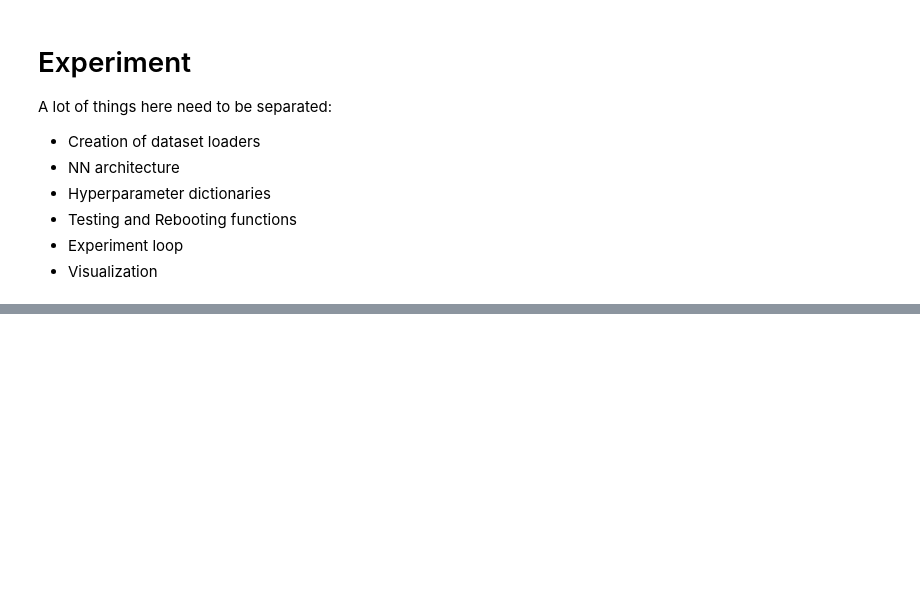
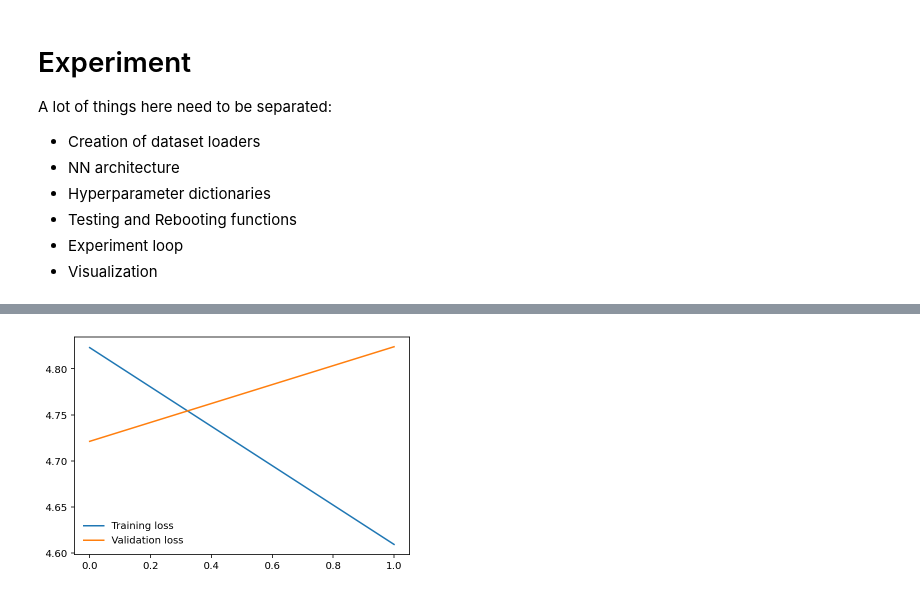
Before and after one commit to lumartin/cnn-dog-breed-classifier, a Jupyter notebook: experiments/experiments_framework_refactor.ipynb, the cells around one changed output, grey strips where cells are left out. Drawn from its saved outputs; the diff is of its cells as text; code cells hidden in the pictures; blank space fills up the shorter version.

```diff
--- a/experiments/experiments_framework_refactor.ipynb
+++ b/experiments/experiments_framework_refactor.ipynb
@@ -464,0 +76,98 @@ NameError: ignored
+# %%
+#%%capture cap --no-stderr
+
+%matplotlib inline
+%config InlineBackend.figure_format = 'retina'
+
+import os
+import torch
+from torchvision import datasets
+import torch.optim as optim
+from PIL import ImageFile
+import matplotlib.pyplot as plt
+import datetime
+
+ImageFile.LOAD_TRUNCATED_IMAGES = True
+
+train_path = project_path + 'dog_images/train'
+validation_path = project_path +'dog_images/valid'
+test_path = project_path +'dog_images/test'
+
+default_transformations = default_transformation()
+training_transformations = mixed_transformation(ImgAugTransform(augmentationList))
+
+datasets_scratch, loaders_scratch = build_datasets(train_path,
+                                        validation_path,
+                                        test_path,
+                                        default_transformations,
+                                        training_transformations)
+
+model_scratch = resnet18()
+print (model_scratch)
+
+use_cuda = torch.cuda.is_available()
+if use_cuda:
+    model_scratch.cuda()
+
+learning_rates = [
+                 #0.001
+                 0.0015,
+                 #0.0025,
+                 #0.0035
+
+                 ]
+
+optimizers = [
+                #optim.Adagrad,
+                optim.Adam
+            ]
+
+gpu_info = !nvidia-smi
+gpu_info = '\n'.join(gpu_info)
+if gpu_info.find('failed') >= 0:
+  print('Select the Runtime → "Change runtime type" menu to enable a GPU accelerator, ')
+  print('and then re-execute this cell.')
+else:
+  print(gpu_info)
+
+
+
+current_optimizer = ''
+model_scratch = resnet18()
+criterion_scratch = ''
+for optimizer in optimizers:
+    for lr in learning_rates:
+        loaders_scratch, model_scratch, criterion_scratch = reboot(datasets_scratch,
+                                                                   loaders_scratch,
+                                                                   model_scratch,
+                                                                   criterion_scratch,
+                                                                   resnet18())
+        del current_optimizer
+        current_optimizer = optimizer(model_scratch.parameters(), lr)
+
+        print(current_optimizer)
+        model, train_losses, valid_losses, time_spent = train(2, loaders_scratch,
+                                                              model_scratch,
+                                                              current_optimizer,
+                                                              criterion_scratch,
+                                                              use_cuda,
+                                                              model_file + '_lr_' + str(lr) + '.pt',
+                                                              verbose=True)
+
+        print("time spent: ", str(datetime.timedelta(seconds=time_spent)))
+
+        min_train_loss = float(min(train_losses))
+        min_valid_loss = float(min(valid_losses))
+
+        print("Minimum trainig loss: ", min_train_loss)
+        print("Minimum validation loss: ", min_valid_loss)
+
+        plt.plot(train_losses, label='Training loss')
+        plt.plot(valid_losses, label='Validation loss')
+
+        plt.legend(frameon=False)
+        plt.show()
+
+        model_scratch.load_state_dict(torch.load(model_file + '_lr_' + str(lr) + '.pt'))
+        test(loaders_scratch, model_scratch, criterion_scratch, use_cuda)
+# %% [output]
@@ -464,0 +191 @@ NameError: ignored
+[figure, added]
```
Also changed, not shown: parts of 8 cells of this notebook, 3 other files.
